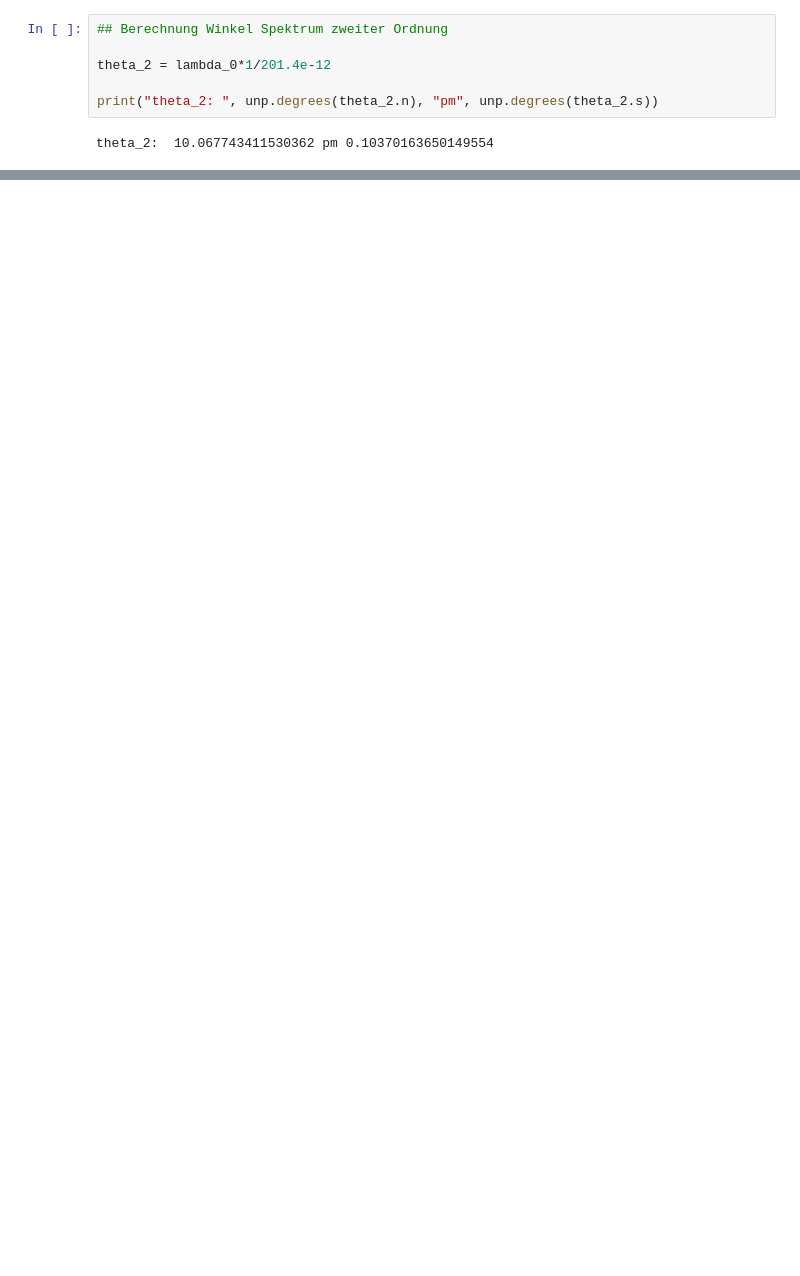
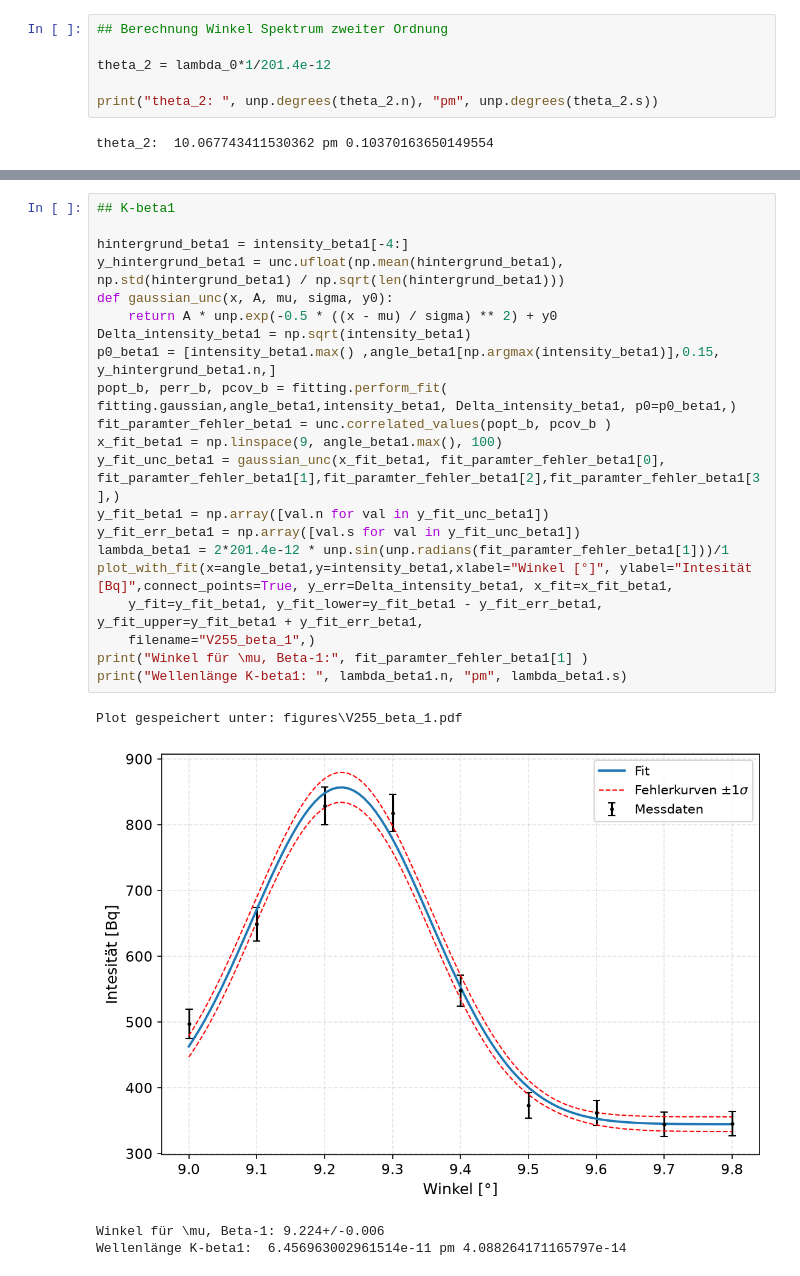
Before and after one commit to Lozze06/PAP-2.2, a Jupyter notebook: Code/Versuch 255.ipynb, the cells around one changed output, grey strips where cells are left out. Drawn from its saved outputs; the diff is of its cells as text; blank space fills up the shorter version.

```diff
--- a/Code/Versuch 255.ipynb
+++ b/Code/Versuch 255.ipynb
@@ -102,0 +156,26 @@ theta_2:  10.067743411530362 pm 0.10370163650149554
+# %%
+## K-beta1
+
+hintergrund_beta1 = intensity_beta1[-4:]
+y_hintergrund_beta1 = unc.ufloat(np.mean(hintergrund_beta1), np.std(hintergrund_beta1) / np.sqrt(len(hintergrund_beta1)))
+def gaussian_unc(x, A, mu, sigma, y0):
+    return A * unp.exp(-0.5 * ((x - mu) / sigma) ** 2) + y0
+Delta_intensity_beta1 = np.sqrt(intensity_beta1)
+p0_beta1 = [intensity_beta1.max() ,angle_beta1[np.argmax(intensity_beta1)],0.15, y_hintergrund_beta1.n,]
+popt_b, perr_b, pcov_b = fitting.perform_fit( fitting.gaussian,angle_beta1,intensity_beta1, Delta_intensity_beta1, p0=p0_beta1,)
+fit_paramter_fehler_beta1 = unc.correlated_values(popt_b, pcov_b )
+x_fit_beta1 = np.linspace(9, angle_beta1.max(), 100)
+y_fit_unc_beta1 = gaussian_unc(x_fit_beta1, fit_paramter_fehler_beta1[0], fit_paramter_fehler_beta1[1],fit_paramter_fehler_beta1[2],fit_paramter_fehler_beta1[3],)
+y_fit_beta1 = np.array([val.n for val in y_fit_unc_beta1])
+y_fit_err_beta1 = np.array([val.s for val in y_fit_unc_beta1])
+lambda_beta1 = 2*201.4e-12 * unp.sin(unp.radians(fit_paramter_fehler_beta1[1]))/1
+plot_with_fit(x=angle_beta1,y=intensity_beta1,xlabel="Winkel [°]", ylabel="Intesität [Bq]",connect_points=True, y_err=Delta_intensity_beta1, x_fit=x_fit_beta1,
+    y_fit=y_fit_beta1, y_fit_lower=y_fit_beta1 - y_fit_err_beta1, y_fit_upper=y_fit_beta1 + y_fit_err_beta1,
+    filename="V255_beta_1",)
+print("Winkel für \mu, Beta-1:", fit_paramter_fehler_beta1[1] )
+print("Wellenlänge K-beta1: ", lambda_beta1.n, "pm", lambda_beta1.s)
+# %% [output]
+Plot gespeichert unter: figures\V255_beta_1.pdf
+[figure, added]
+Winkel für \mu, Beta-1: 9.224+/-0.006
+Wellenlänge K-beta1:  6.456963002961514e-11 pm 4.088264171165797e-14
```
Also changed, not shown: parts of 9 cells of this notebook, 20 other files.
